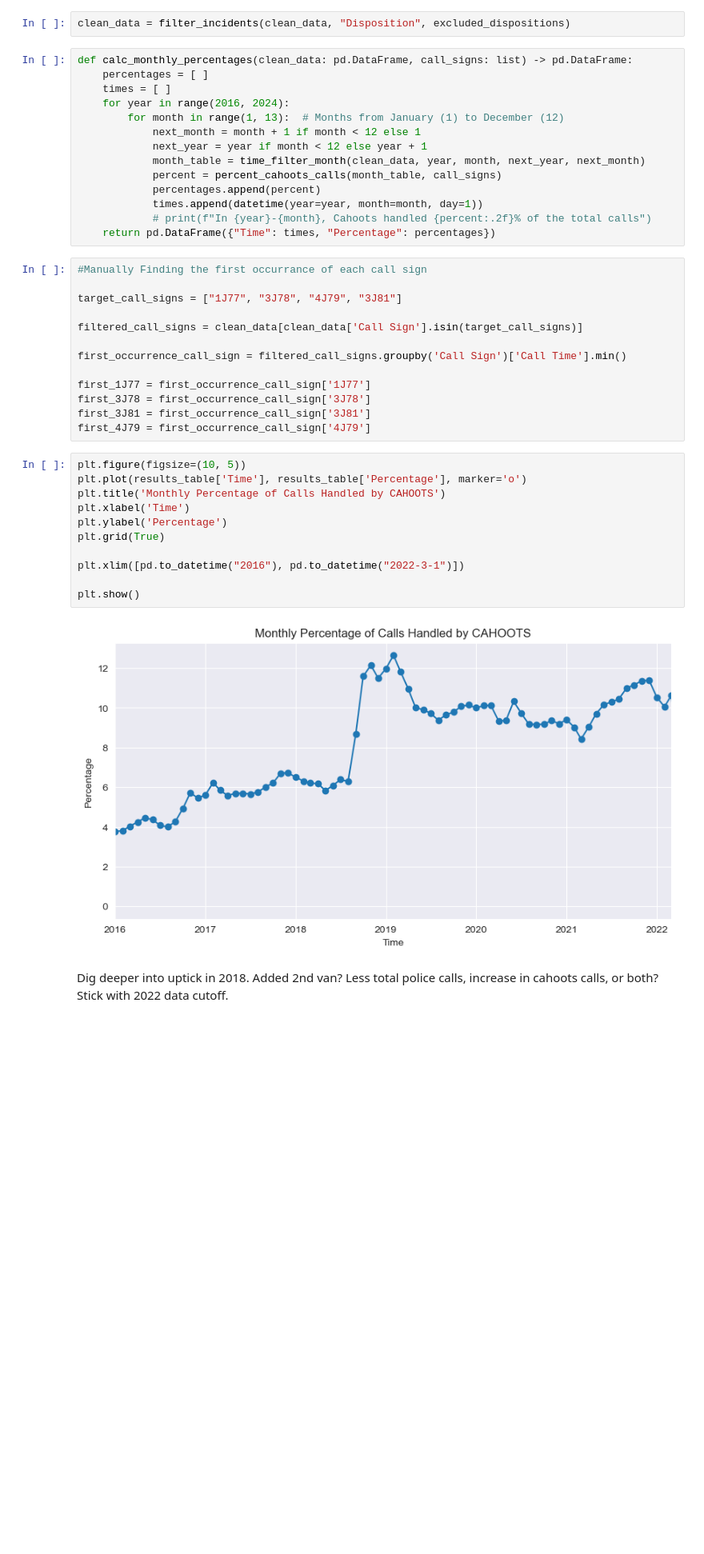
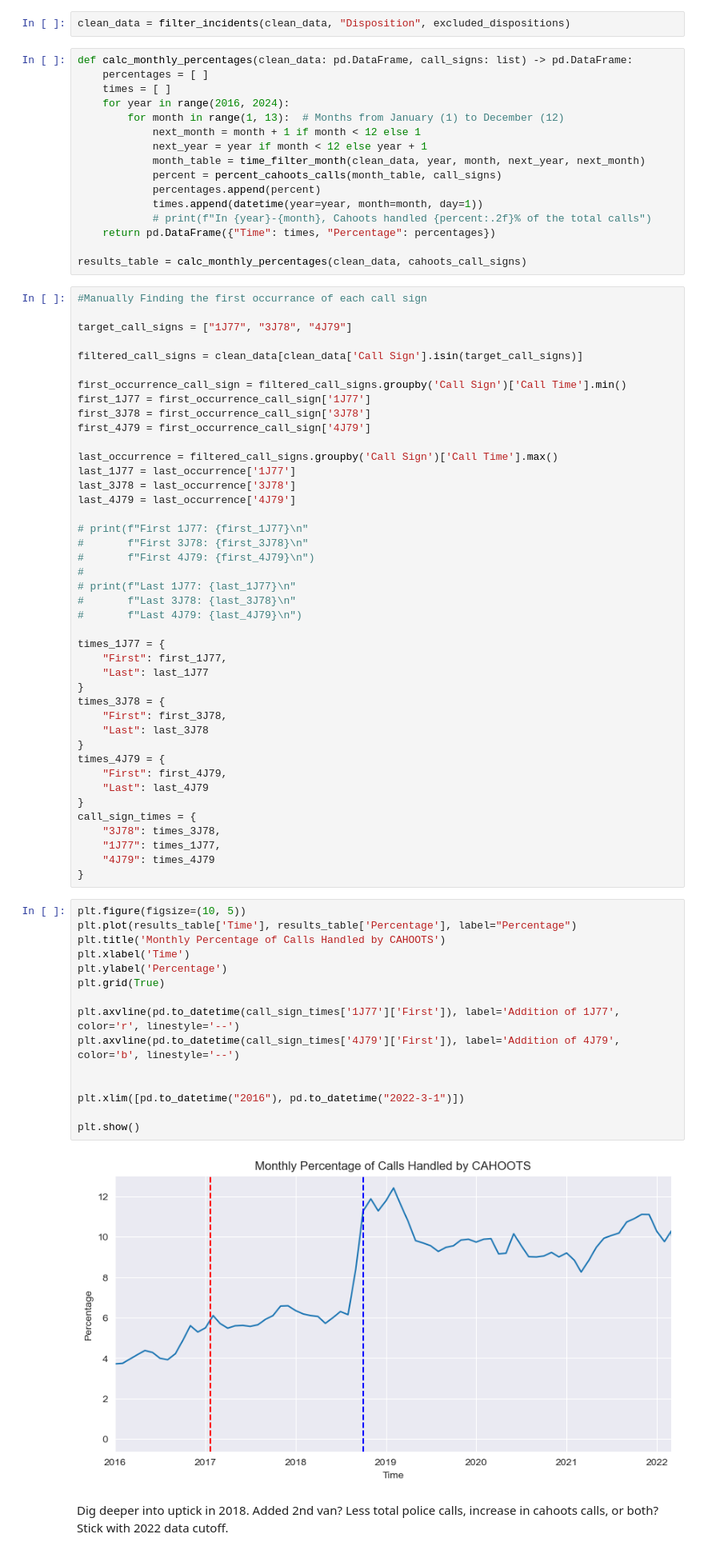
Before and after one commit to Elijah-Andrae56/ADCSI4SJ-EAndrae, a Jupyter notebook: DCSI 410 Final Project/cahoots_calls_over_time.ipynb, the cells around one changed output. Shown at 80% size. Saved outputs shown, nothing was run; the diff lists cells and outputs as text; blank space fills up the shorter version.

```diff
--- a/DCSI 410 Final Project/cahoots_calls_over_time.ipynb
+++ b/DCSI 410 Final Project/cahoots_calls_over_time.ipynb
@@ -78,32 +77,67 @@ def calc_monthly_percentages(clean_data: pd.DataFrame, call_signs: list) -> pd.D
             times.append(datetime(year=year, month=month, day=1))
             # print(f"In {year}-{month}, Cahoots handled {percent:.2f}% of the total calls")
     return pd.DataFrame({"Time": times, "Percentage": percentages})
+
+results_table = calc_monthly_percentages(clean_data, cahoots_call_signs)
 # %%
 #Manually Finding the first occurrance of each call sign
 
-target_call_signs = ["1J77", "3J78", "4J79", "3J81"]
+target_call_signs = ["1J77", "3J78", "4J79"]
 
 filtered_call_signs = clean_data[clean_data['Call Sign'].isin(target_call_signs)]
 
 first_occurrence_call_sign = filtered_call_signs.groupby('Call Sign')['Call Time'].min()
-
 first_1J77 = first_occurrence_call_sign['1J77']
 first_3J78 = first_occurrence_call_sign['3J78']
-first_3J81 = first_occurrence_call_sign['3J81']
 first_4J79 = first_occurrence_call_sign['4J79']
+
+last_occurrence = filtered_call_signs.groupby('Call Sign')['Call Time'].max()
+last_1J77 = last_occurrence['1J77']
+last_3J78 = last_occurrence['3J78']
+last_4J79 = last_occurrence['4J79']
+
+# print(f"First 1J77: {first_1J77}\n"
+#       f"First 3J78: {first_3J78}\n"
+#       f"First 4J79: {first_4J79}\n")
+#
+# print(f"Last 1J77: {last_1J77}\n"
+#       f"Last 3J78: {last_3J78}\n"
+#       f"Last 4J79: {last_4J79}\n")
+
+times_1J77 = {
+    "First": first_1J77,
+    "Last": last_1J77
+}
+times_3J78 = {
+    "First": first_3J78,
+    "Last": last_3J78
+}
+times_4J79 = {
+    "First": first_4J79,
+    "Last": last_4J79
+}
+call_sign_times = {
+    "3J78": times_3J78,
+    "1J77": times_1J77,
+    "4J79": times_4J79
+}
 # %%
 plt.figure(figsize=(10, 5))
-plt.plot(results_table['Time'], results_table['Percentage'], marker='o')
+plt.plot(results_table['Time'], results_table['Percentage'], label="Percentage")
 plt.title('Monthly Percentage of Calls Handled by CAHOOTS')
 plt.xlabel('Time')
 plt.ylabel('Percentage')
 plt.grid(True)
 
+plt.axvline(pd.to_datetime(call_sign_times['1J77']['First']), label='Addition of 1J77', color='r', linestyle='--')
+plt.axvline(pd.to_datetime(call_sign_times['4J79']['First']), label='Addition of 4J79', color='b', linestyle='--')
+
+
 plt.xlim([pd.to_datetime("2016"), pd.to_datetime("2022-3-1")])
 
 plt.show()
 # %% [output]
-[figure, old version]
+[figure, new version]
 # %% [markdown]
 Dig deeper into uptick in 2018. Added 2nd van? Less total police calls, increase in cahoots calls, or both?
 Stick with 2022 data cutoff.
```
Also changed, not shown: parts of 22 cells of this notebook, 2 other files.
